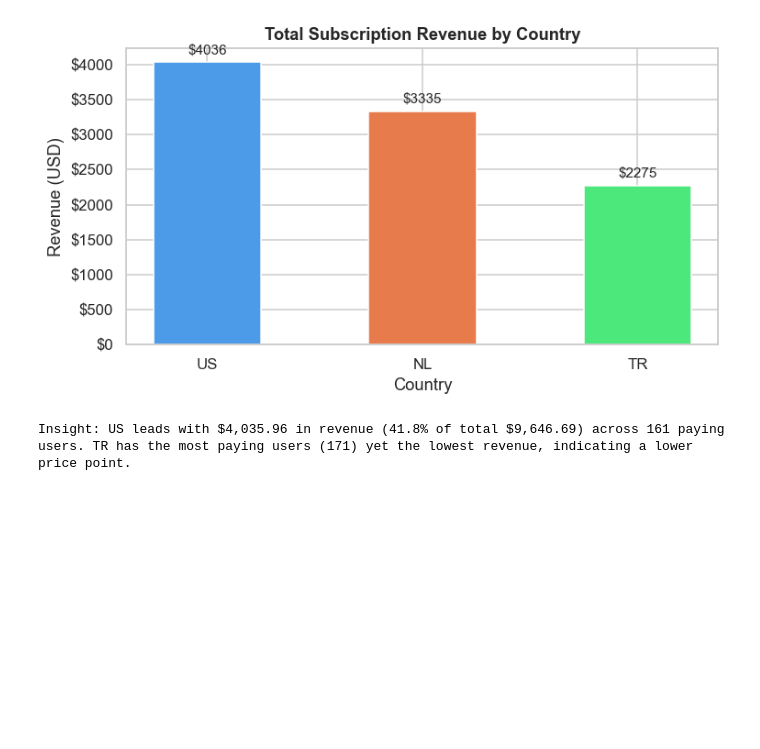
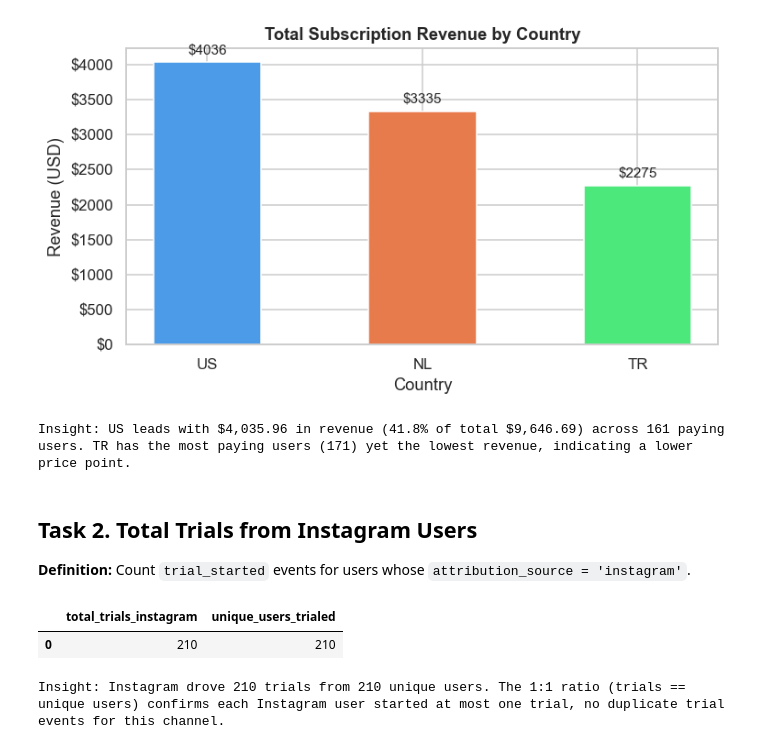
Before and after one commit to Sena-Kilinc/data-interview, a Jupyter notebook: submission.ipynb, the cells around one changed output. Saved outputs shown, nothing was run; the diff lists cells and outputs as text; code cells hidden in the pictures; blank space fills up the shorter version.

Commit message:
second task is done

```diff
--- a/submission.ipynb
+++ b/submission.ipynb
@@ -126,3 +126,32 @@ print(
 | 2 | TR | 2275.44 | 171 | 456 |
 [figure]
 Insight: US leads with $4,035.96 in revenue (41.8% of total $9,646.69) across 161 paying users. TR has the most paying users (171) yet the lowest revenue, indicating a lower price point.
+# %% [markdown]
+## Task 2. Total Trials from Instagram Users
+
+**Definition:** Count `trial_started` events for users whose `attribution_source = 'instagram'`.
+# %%
+sql_t2 = """
+SELECT
+    COUNT(*)                  AS total_trials_instagram,
+    COUNT(DISTINCT e.user_id) AS unique_users_trialed
+FROM user_events e
+JOIN users u ON u.id = e.user_id
+WHERE u.attribution_source = 'instagram'
+  AND e.event_name = 'trial_started'
+"""
+
+df2 = q(sql_t2)
+display(df2)
+
+trials = int(df2.iloc[0]["total_trials_instagram"])
+users  = int(df2.iloc[0]["unique_users_trialed"])
+print(
+    f"Insight: Instagram drove {trials} trials from {users} unique users. "
+    f"The 1:1 ratio (trials == unique users) confirms each Instagram user "
+    f"started at most one trial, no duplicate trial events for this channel."
+)
+# %% [output]
+|  | total_trials_instagram | unique_users_trialed |
+| 0 | 210 | 210 |
+Insight: Instagram drove 210 trials from 210 unique users. The 1:1 ratio (trials == unique users) confirms each Instagram user started at most one trial, no duplicate trial events for this channel.
```
Also changed, not shown: parts of 2 cells of this notebook.
